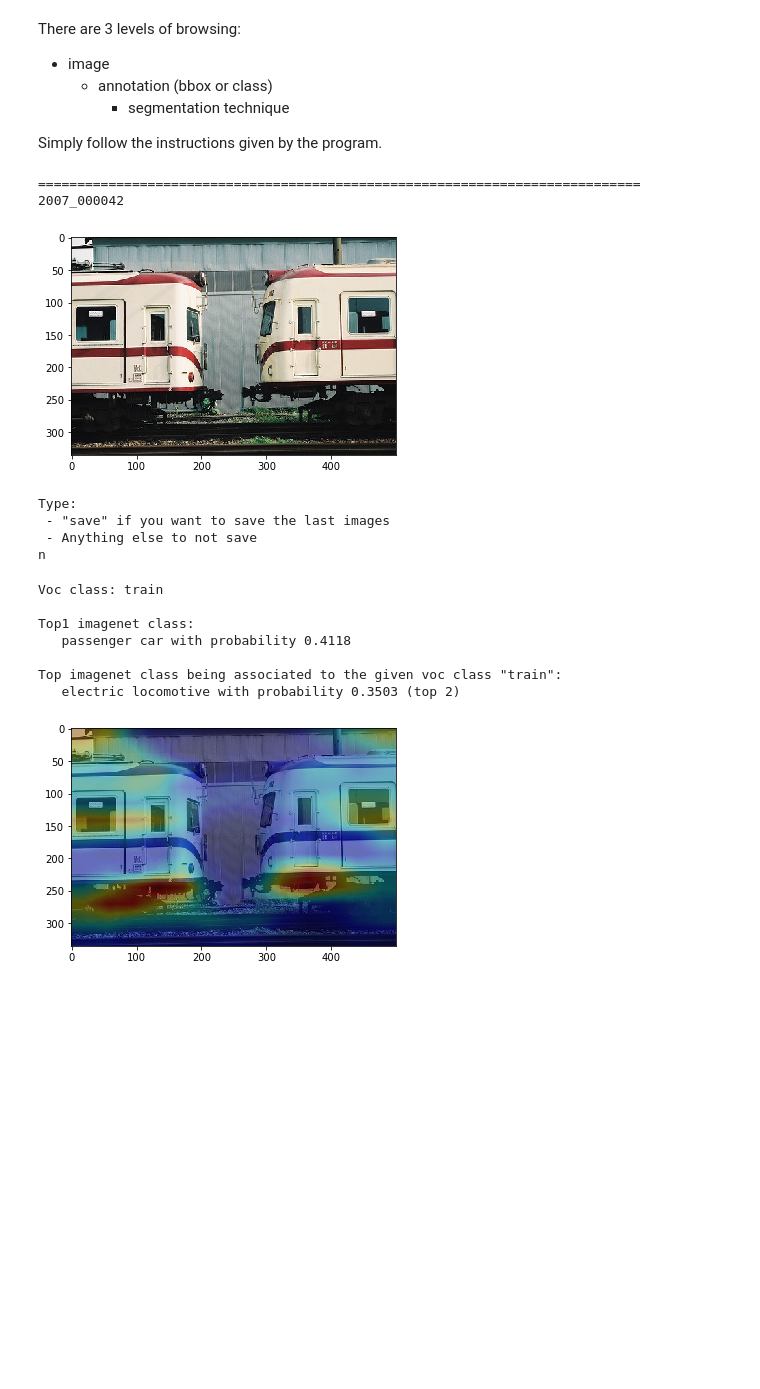
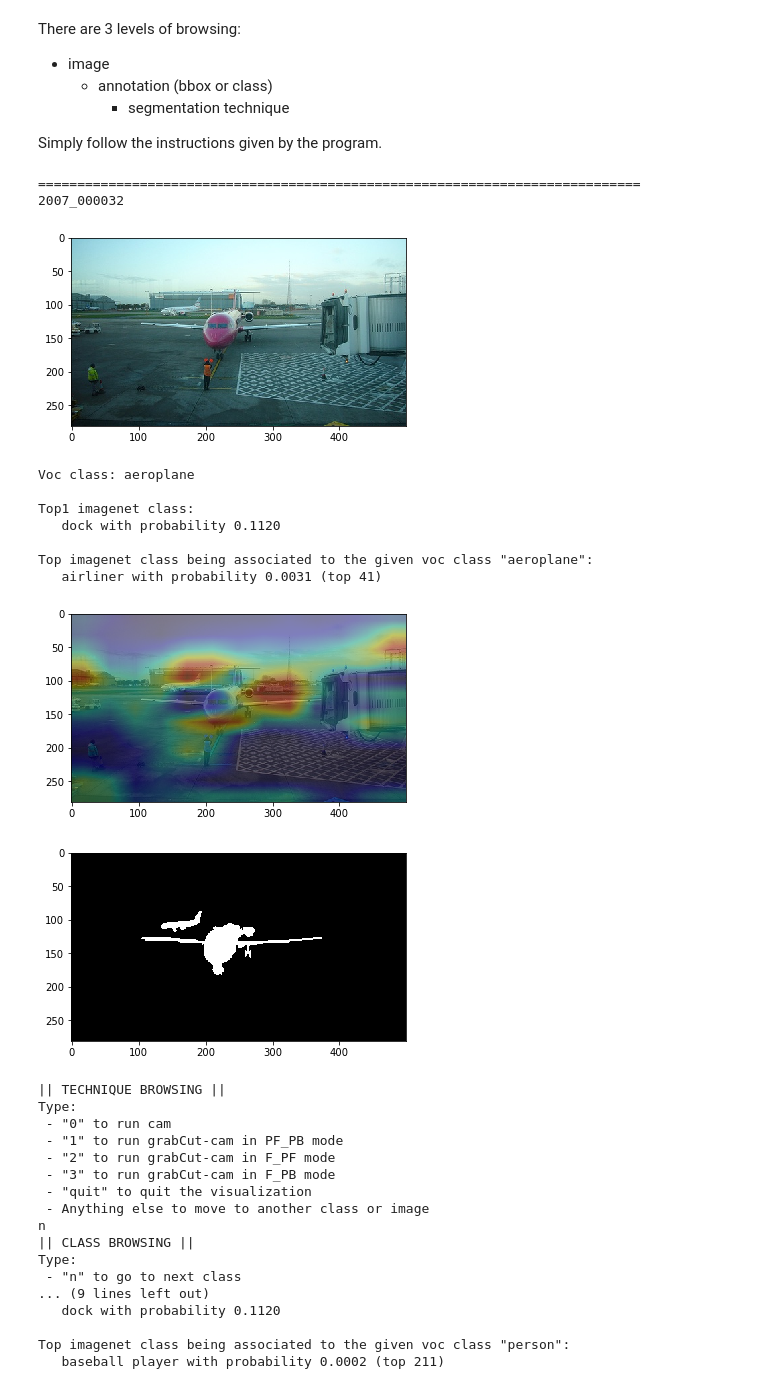
Before and after one commit to NicoHelemon/BAproject, a Jupyter notebook: visualization/Visualization.ipynb, the cells around one changed output. Cells and saved outputs as stored; diff of their text form; code cells hidden in the pictures; blank space fills up the shorter version.

```diff
--- a/visualization/Visualization.ipynb
+++ b/visualization/Visualization.ipynb
@@ -46,8 +46,8 @@ task = 'Class'
 # Set task to 'Object' to do object-wise (with a bbox) segmentation
 # Set task to 'Object' to do class-wise segmentation
 # %%
-#output_img_path = None
-output_img_path = output_path
+output_img_path = None
+#output_img_path = output_path
 
 # Set output_img_path to some path to make so that the program will ask you if, each
 # time new images are output, you want to save them
@@ -85,25 +85,39 @@ There are 3 levels of browsing:
 
 Simply follow the instructions given by the program.
 # %%
-v.visualize(images            = ['2007_000042'],
-              task            = 'Class',
+v.visualize(images            = images,
+              task            = task,
               output_img_path = output_img_path,
               classes         = classes,
               shuffle         = shuffle,
               default_t       = default_t)
 # %% [output]
 =============================================================================
-2007_000042
+2007_000032
-[figure, old version]
+[figure, new version]
-Type:
- - "save" if you want to save the last images
- - Anything else to not save
-n
+Voc class: aeroplane
+
+Top1 imagenet class:
+   dock with probability 0.1120
+
+Top imagenet class being associated to the given voc class "aeroplane":
+   airliner with probability 0.0031 (top 41)
+[figure, new version]
+[figure, new version]
-Voc class: train
+|| TECHNIQUE BROWSING ||
+Type:
+ - "0" to run cam
+ - "1" to run grabCut-cam in PF_PB mode
+ - "2" to run grabCut-cam in F_PF mode
+ - "3" to run grabCut-cam in F_PB mode
+ - "quit" to quit the visualization
+ - Anything else to move to another class or image
+n
+|| CLASS BROWSING ||
+Type:
+ - "n" to go to next class
+... (9 lines left out)
+   dock with probability 0.1120
 
-Top1 imagenet class:
-   passenger car with probability 0.4118
-
-Top imagenet class being associated to the given voc class "train":
-   electric locomotive with probability 0.3503 (top 2)
+Top imagenet class being associated to the given voc class "person":
+   baseball player with probability 0.0002 (top 211)
-[figure, old version]
```
Also changed, not shown: parts of 1 cell of this notebook.
